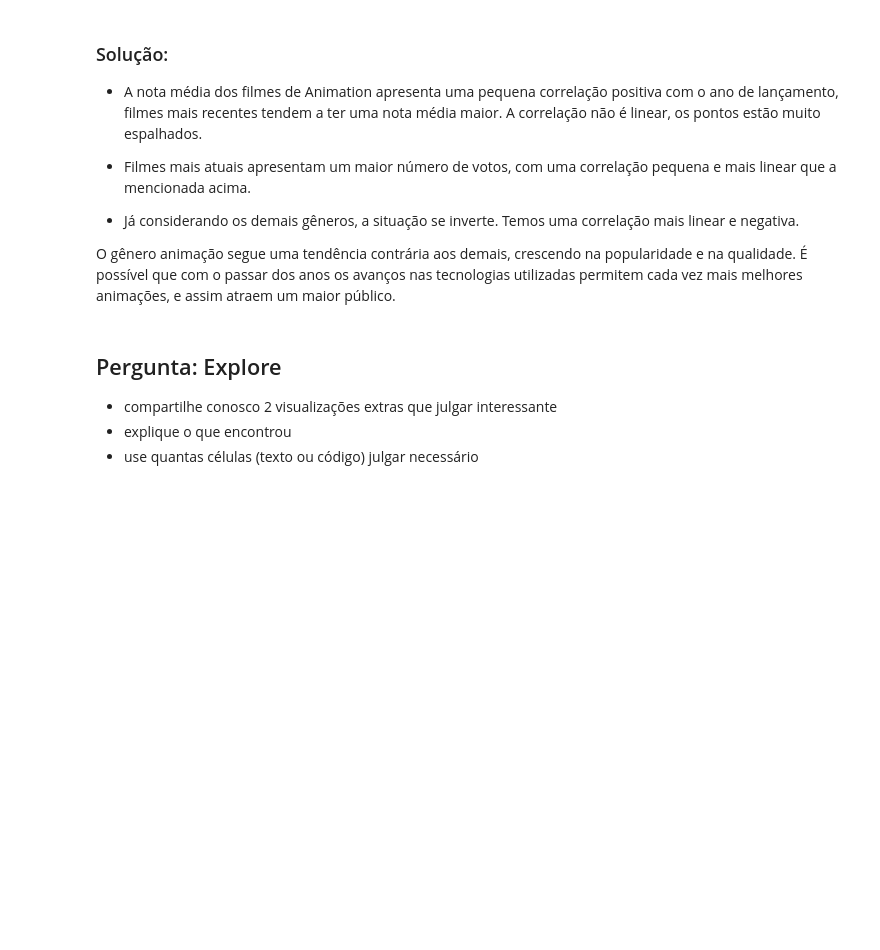
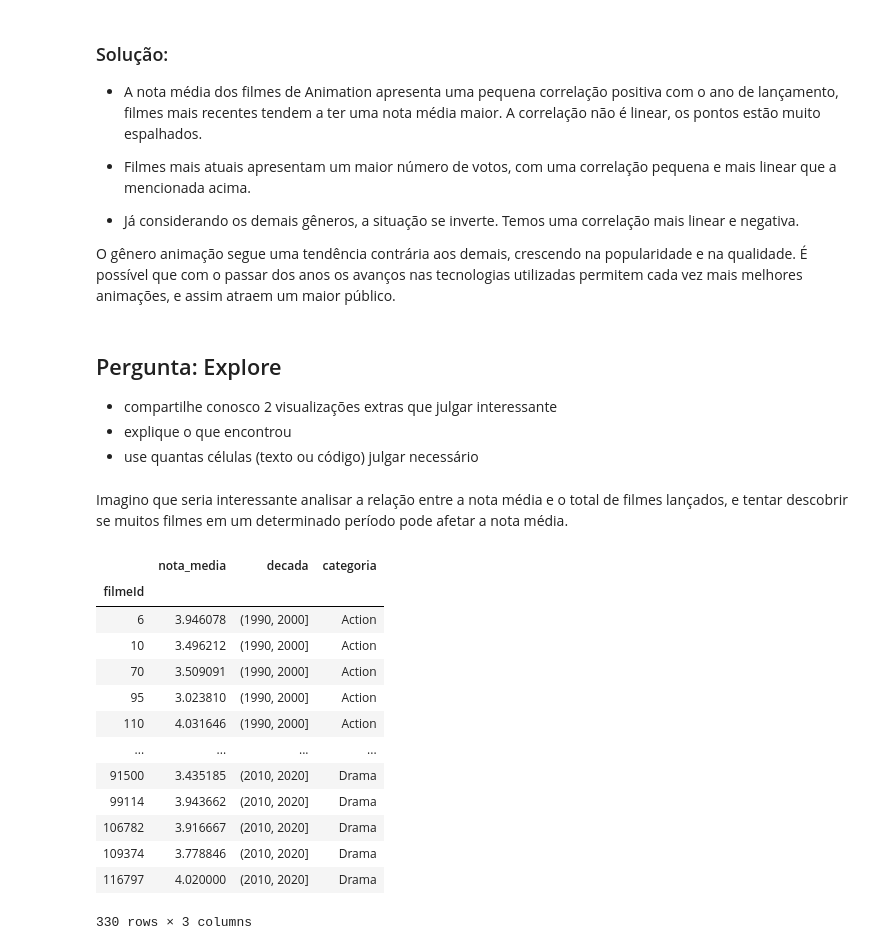
Before and after one commit to lucas-peixoto/Formacao-Data-Science-Alura, a Jupyter notebook: Formação Data Science Alura - Análise exploratória do MovieLens.ipynb, the cells around one changed output. Drawn from its saved outputs; the diff is of its cells as text; code cells hidden in the pictures; blank space fills up the shorter version.

```diff
--- a/Formação Data Science Alura - Análise exploratória do MovieLens.ipynb
+++ b/Formação Data Science Alura - Análise exploratória do MovieLens.ipynb
@@ -771,0 +776,47 @@ O gênero animação segue uma tendência contrária aos demais, crescendo na po
+# %% [markdown]
+Imagino que seria interessante analisar a relação entre a nota média e o total de filmes lançados, e tentar descobrir se muitos filmes em um determinado período pode afetar a nota média.
+# %%
+# Separando os filmes da categoria Action por década
+filmes_action = filmes.query('Action == 1')[:]
+
+classes = range(1930, 2021, 10)
+
+filmes_action['decada'] = pd.cut(
+        x=filmes_action['ano_de_lancamento'],
+        bins=classes
+    )
+
+filmes_action = filmes_action[['nota_media', 'decada']]
+filmes_action['categoria'] = 'Action'
+
+# Separando os filmes da categoria Drama por década
+filmes_drama = filmes.query('Drama == 1')[:]
+
+classes = range(1930, 2021, 10)
+
+filmes_drama['decada'] = pd.cut(
+        x=filmes_drama['ano_de_lancamento'],
+        bins=classes
+    )
+
+filmes_drama = filmes_drama[['nota_media', 'decada']]
+filmes_drama['categoria'] = 'Drama'
+
+# União dos dois conjuntos obtidos
+filmes_action_drama_por_decada = pd.concat([filmes_action, filmes_drama])
+filmes_action_drama_por_decada
+# %% [output]
+|  | nota_media | decada | categoria |
+| filmeId |  |  |  |
+| 6 | 3.946078 | (1990, 2000] | Action |
+| 10 | 3.496212 | (1990, 2000] | Action |
+| 70 | 3.509091 | (1990, 2000] | Action |
+| 95 | 3.023810 | (1990, 2000] | Action |
+| 110 | 4.031646 | (1990, 2000] | Action |
+| ... | ... | ... | ... |
+| 91500 | 3.435185 | (2010, 2020] | Drama |
+| 99114 | 3.943662 | (2010, 2020] | Drama |
+| 106782 | 3.916667 | (2010, 2020] | Drama |
+| 109374 | 3.778846 | (2010, 2020] | Drama |
+| 116797 | 4.020000 | (2010, 2020] | Drama |
+330 rows × 3 columns
```
Also changed, not shown: parts of 6 cells of this notebook.
